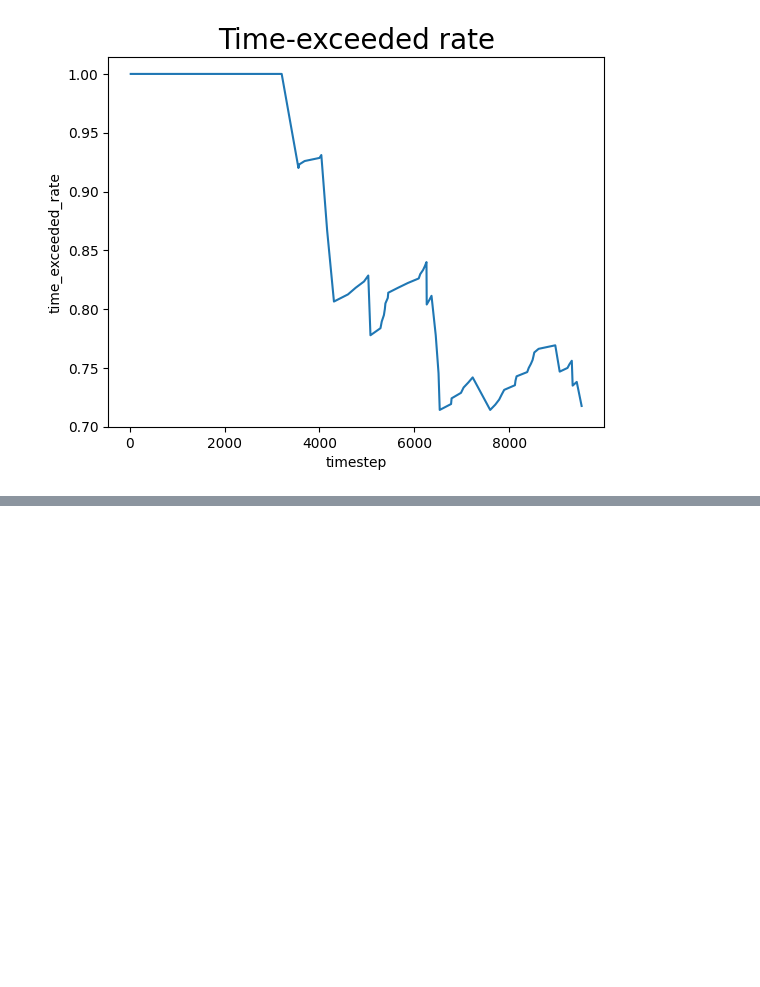
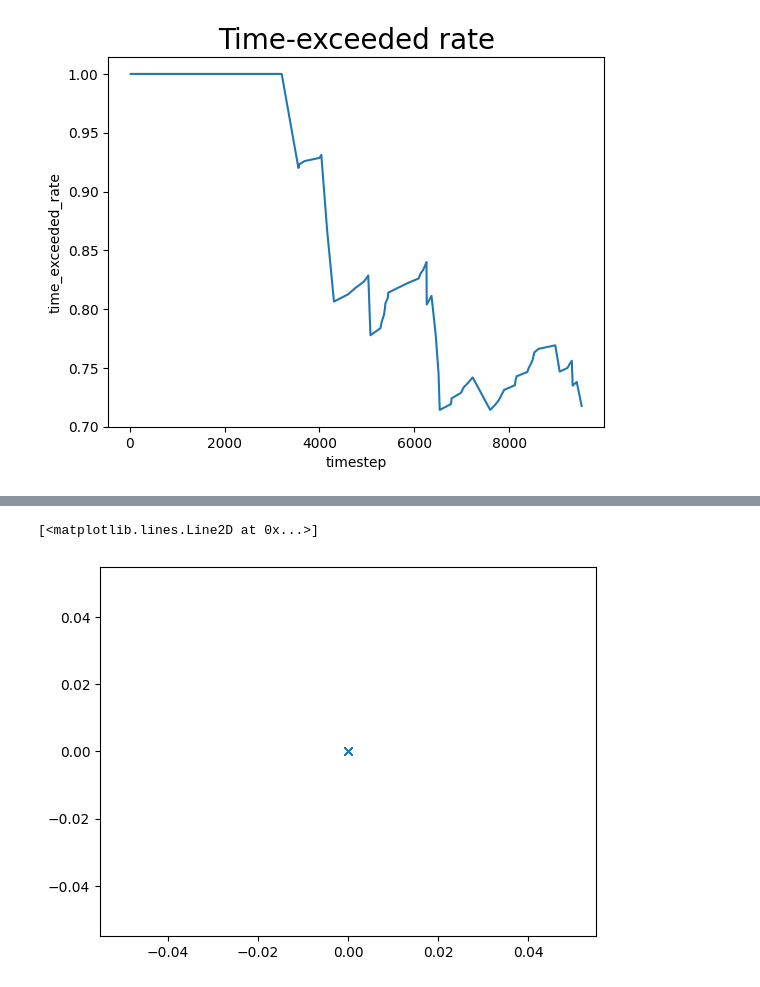
Before and after one commit to rayvburn/drl_local_planner_ros_stable_baselines, a Jupyter notebook: data/evaluation_data/test.ipynb, the cells around one changed output, grey strips where cells are left out. Drawn from its saved outputs; the diff is of its cells as text; code cells hidden in the pictures; blank space fills up the shorter version.

```diff
--- a/data/evaluation_data/test.ipynb
+++ b/data/evaluation_data/test.ipynb
@@ -92,0 +148,21 @@ plt.close();
+# %%
+import numpy as np
+
+def makeGaussian(size, fwhm = 3, center=None):
+    """ Make a square gaussian kernel.
+
+    size is the length of a side of the square
+    fwhm is full-width-half-maximum, which
+    can be thought of as an effective radius.
+    """
+
+    x = np.arange(0, size, 1, float)
+    y = x[:,np.newaxis]
+
+    if center is None:
+        x0 = y0 = size // 2
+    else:
+        x0 = center[0]
+        y0 = center[1]
+
+    return np.exp(-4*np.log(2) * ((x-x0)**2 + (y-y0)**2) / fwhm**2)
@@ -92,0 +175,2 @@ plt.close();
+# %%
+m = makeGaussian(200)
@@ -92,0 +196,5 @@ plt.close();
+# %%
+plt.plot(m[0], m[1], 'x')
+# %% [output]
+[<matplotlib.lines.Line2D at 0x...>]
+[figure, added]
```
Also changed, not shown: parts of 29 cells of this notebook.
